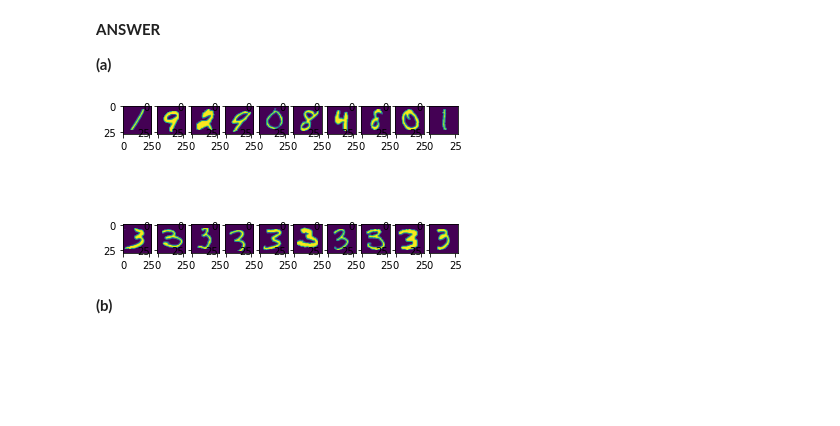
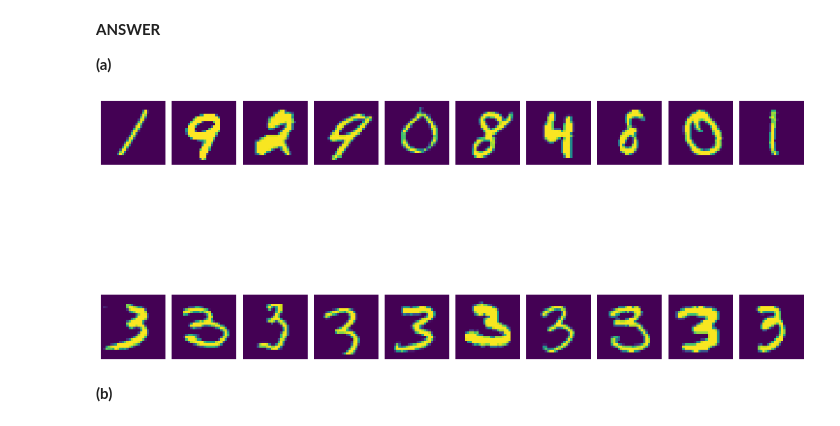
Before and after one commit to satvikk/ids705, a Jupyter notebook: assignments/Assignment_3.ipynb, the cells around one changed output. Drawn from its saved outputs; the diff is of its cells as text; code cells hidden in the pictures; blank space fills up the shorter version.

```diff
--- a/assignments/Assignment_3.ipynb
+++ b/assignments/Assignment_3.ipynb
@@ -146,7 +156,6 @@ class Logistic_regression:
         self.saved_w = [] # Since this is a small problem, we can save the weights
                           #  at each iteration of gradient descent to build our
                           #  learning curves
-        self.grad_mag = 1e2
         pass
 
     # Method for calculating the sigmoid function of w^T X for an input set of weights
@@ -167,12 +176,9 @@ class Logistic_regression:
     def gradient_descent(self, X, y, lr):
         # returns s scalar of the magnitude of the Euclidean norm
         #  of the change in the weights during one gradient descent step
-        X1 = X[y==1,:]
-        X0 = X[y==0,:]
-        grad = (X.T @ (self.sigmoid(X, self.w) - y))/X.shape[0]
-        #grad = (np.log(self.sigmoid(X0, self.w)) @ X0 / X0.shape[0]) - (np.log(self.sigmoid(-X1, self.w)) @ X1 / X1.shape[0])
-        self.saved_w.append(self.w - lr*grad)
-        self.w = self.saved_w[-1]
+        grad = (X.T @ (self.sigmoid(X, self.w) - y))
+        self.w = self.w - lr*grad
+        self.saved_w.append(self.w)
         return np.linalg.norm(self.w)
 
     # Fit the logistic regression model to the data through gradient descent
@@ -251,20 +258,16 @@ We observe that when learning rate = $10^{-6}$, the change in gradient is too sm
 fig,axs = plt.subplots(1)
 fig_scale = 0.6
 fig.set_size_inches(18.5*fig_scale, 10.5*fig_scale)
-for lr_s,lr in [("1",1)]:
-    m = Logistic_regression()
-    m.fit(train_x, train_y, lr=lr, verbose=False)
-    axs.plot(range(min(50,len(m.saved_w))), m.learning_curve(train_x, train_y)[0:50], label="Train Loss, Lr="+lr_s)
-    axs.plot(range(min(50,len(m.saved_w))), m.learning_curve(test_x, test_y)[0:50], label="Test Loss, Lr="+lr_s)
-    #axs.plot(range(len(m.saved_w)), m.learning_curve(train_x, train_y), label="Train Loss, Lr="+lr_s)
-    #axs.plot(range(len(m.saved_w)), m.learning_curve(test_x, test_y), label="Test Loss, Lr="+lr_s)
-
-
-    pass
-axs.set_xlabel("Training Iteration")
-axs.set_ylabel("Average Cross Entropy Loss")
-axs.legend()
+m = Logistic_regression()
+m.fit(train_x, train_y, lr=1, verbose=False)
+axs.plot(range(min(50,len(m.saved_w))), [i[0] for i in m.saved_w][0:50], label="w0")
+axs.plot(range(min(50,len(m.saved_w))), [i[1] for i in m.saved_w][0:50], label="w1")
+axs.plot(range(min(50,len(m.saved_w))), [i[2] for i in m.saved_w][0:50], label="w2")
+axs.set_xlabel("Training Iteration", fontsize=fs)
+axs.set_ylabel("Weight value", fontsize=fs)
+axs.legend(fontsize='x-large', title_fontsize=fs)
+axs.set_title("Weights across iterations when LR = 1",fontsize=fs)
 None
 
-opt_lr = 1
+opt_lr = 0.01
 # %% [output]
@@ -462,15 +468,21 @@ X_test /= 100
 # %%
 np.random.seed(1234)
 samples0, samples1 = (np.random.choice(X_train[y_train==i].shape[0], 10) for i in [0,1])
 samples0, samples1 = (X_train[y_train==i][s,:].reshape((-1,28,28)) for i,s in enumerate((samples0, samples1)))
-fig, axs = plt.subplots(2,10)
+fig, axs = plt.subplots(2,10, gridspec_kw={'hspace': 0.0, 'wspace': 0.1})
+fig_scale = 1
+fig.set_size_inches(18.5*fig_scale, 10.5*fig_scale)
+#fig.subplots_adjust(hspace=0)
+#fig.tight_layout()
 for ii in range(10):
     axs[0,ii].imshow(samples0[ii,:,:])
     axs[1,ii].imshow(samples1[ii,:,:])
+    axs[0,ii].set_axis_off()
+    axs[1,ii].set_axis_off()
     pass
 None
 # %% [output]
-[figure, old version]
+[figure, new version]
 # %% [markdown]
 **(b)**
 # %%
```
Also changed, not shown: parts of 17 cells of this notebook.
